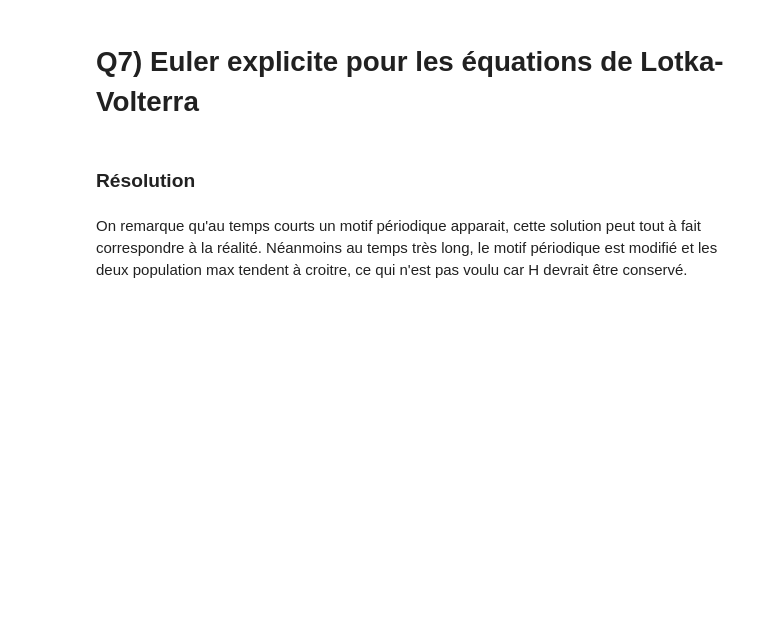
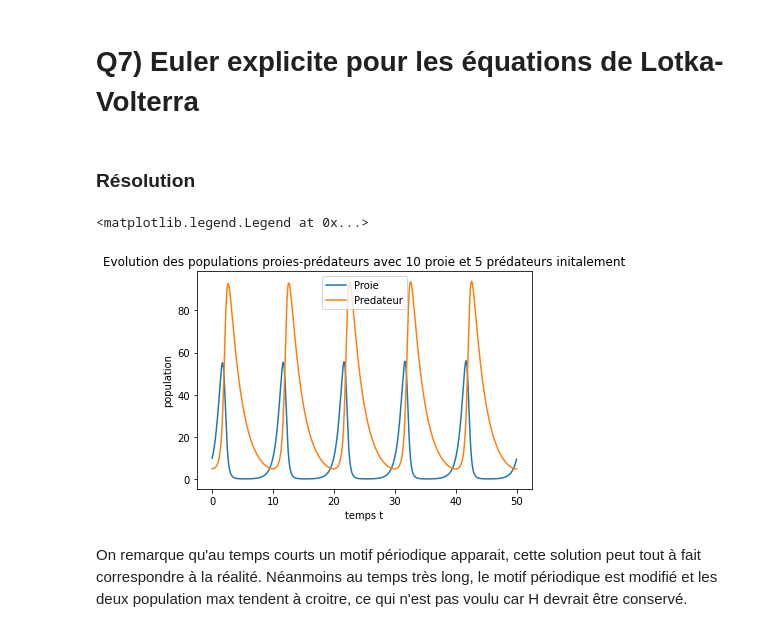
Before and after one commit to RalfCortes/ProjetMath2, a Jupyter notebook: projet.ipynb, the cells around one changed output. Saved outputs shown, nothing was run; the diff lists cells and outputs as text; code cells hidden in the pictures; blank space fills up the shorter version.

```diff
--- a/projet.ipynb
+++ b/projet.ipynb
@@ -243,16 +264,19 @@ dt=10**-4
 # %%
 temps, Y_Lotka = solve_euler_explicite(f_Lotka,[10,5],dt,0,50)
 Proie = [Y_Lotka[i,0] for i in range(0,len(Y_Lotka))]
 Predateur = [Y_Lotka[i,1] for i in range(0,len(Y_Lotka))]
 
 
 #représentation graphique
 plt.plot(temps,Proie,label='Proie')
 plt.plot(temps,Predateur,label='Predateur')
 plt.title("Evolution des populations proies-prédateurs avec 10 proie et 5 prédateurs initalement")
 plt.xlabel("temps t")
 plt.ylabel("population")
-plt.legend()
+plt.legend(loc='best')
+# %% [output]
+<matplotlib.legend.Legend at 0x...>
+[figure, added]
 # %% [markdown]
 On remarque qu'au temps courts un motif périodique apparait, cette solution peut tout à fait correspondre à la réalité. Néanmoins au temps très long, le motif périodique est modifié et les deux population max tendent à croitre, ce qui n'est pas voulu car H devrait être conservé.
 # %% [markdown]
```
Also changed, not shown: parts of 14 cells of this notebook.
